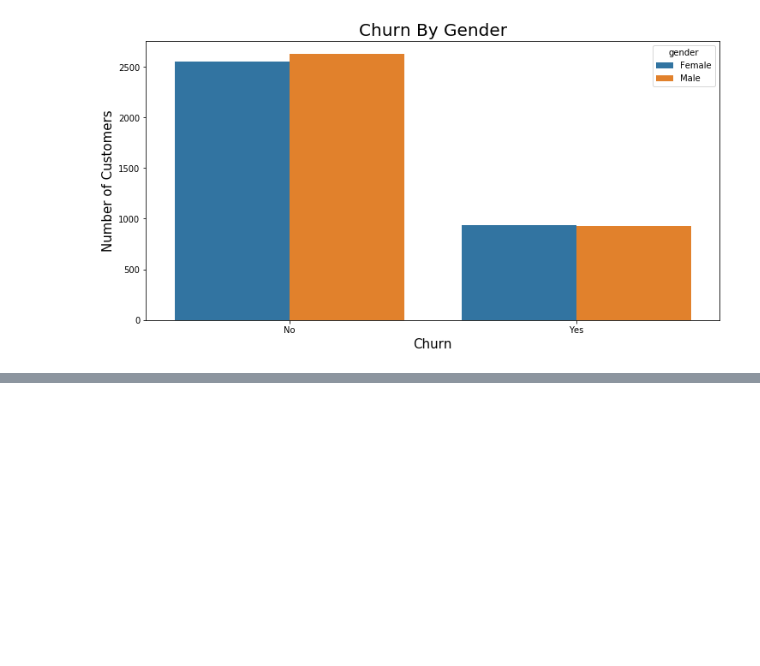
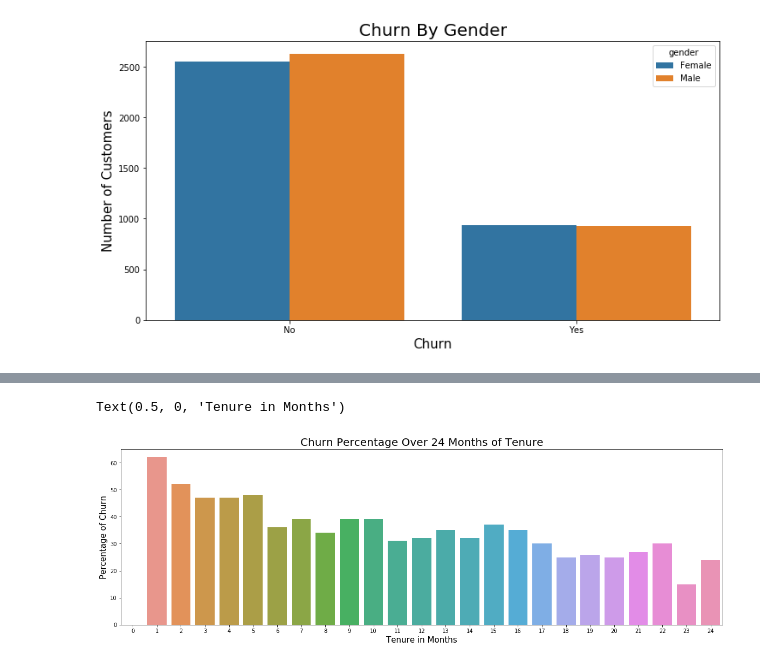
Before and after one commit to enriqueferrao/Telco_Customer_Churn, a Jupyter notebook: Telco_Customer_Churn.ipynb, the cells around one changed output, grey strips where cells are left out. Cells and saved outputs as stored; diff of their text form; code cells hidden in the pictures; blank space fills up the shorter version.

```diff
--- a/Telco_Customer_Churn.ipynb
+++ b/Telco_Customer_Churn.ipynb
@@ -223,0 +239,14 @@ Text(0.5, 1.0, 'Churn By Gender')
+# %%
+agg = file_data.replace('Yes', 1).replace('No', 0).groupby('tenure', as_index=False)[['Churn']].mean()
+agg = agg[agg.tenure < 25]
+agg['Churn'] = np.round(agg['Churn'], 2) * 100
+
+plt.figure(figsize=(20,6))
+
+ax = sns.barplot(x='tenure', y='Churn', data = agg)
+ax.set_title('Churn Percentage Over 24 Months of Tenure', fontsize=20)
+ax.set_ylabel('Percentage of Churn', fontsize = 15)
+ax.set_xlabel('Tenure in Months', fontsize = 15)
+# %% [output]
+Text(0.5, 0, 'Tenure in Months')
+[figure, added]
```
Also changed, not shown: parts of 6 cells of this notebook.
